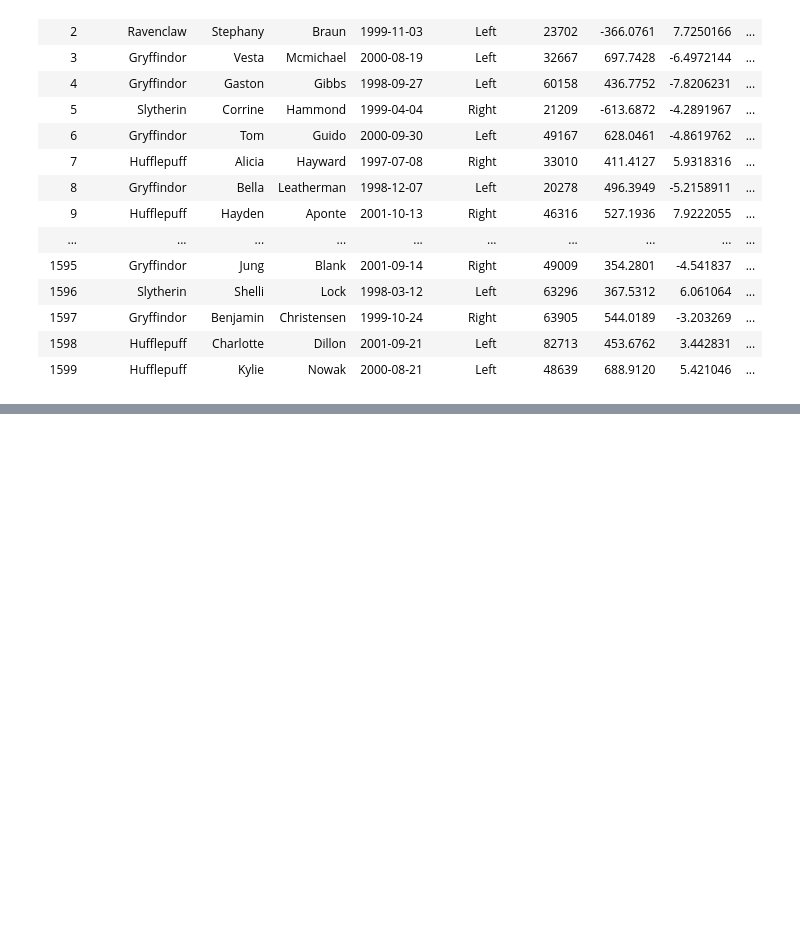
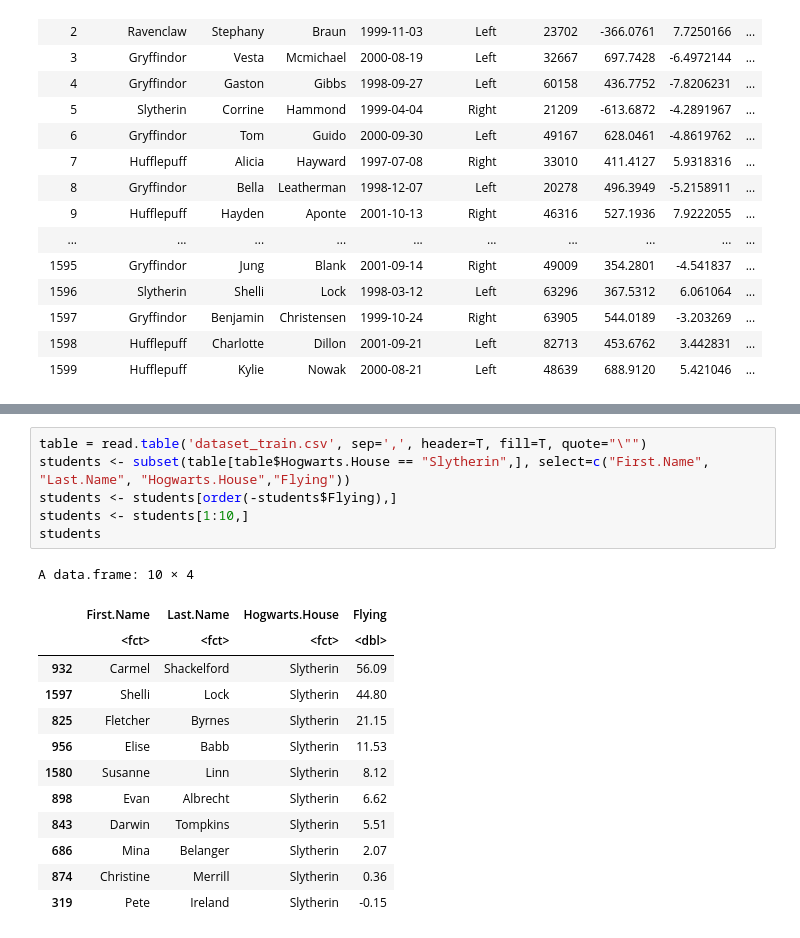
Before and after one commit to rafaelcalves/paradigmas_desafios, a Jupyter notebook: r/r_desafio.ipynb, the cells around one changed output, grey strips where cells are left out. Saved outputs shown, nothing was run; the diff lists cells and outputs as text; blank space fills up the shorter version.

```diff
--- a/r/r_desafio.ipynb
+++ b/r/r_desafio.ipynb
@@ -457,0 +456,20 @@ ERROR: Error in read.csv.sql("dataset_train.csv", sql = "select Fist.Name from d
+# %%
+table = read.table('dataset_train.csv', sep=',', header=T, fill=T, quote="\"")
+students <- subset(table[table$Hogwarts.House == "Slytherin",], select=c("First.Name", "Last.Name", "Hogwarts.House","Flying"))
+students <- students[order(-students$Flying),]
+students <- students[1:10,]
+students
+# %% [output]
+A data.frame: 10 × 4
+|  | First.Name | Last.Name | Hogwarts.House | Flying |
+|  | <fct> | <fct> | <fct> | <dbl> |
+| 932 | Carmel | Shackelford | Slytherin | 56.09 |
+| 1597 | Shelli | Lock | Slytherin | 44.80 |
+| 825 | Fletcher | Byrnes | Slytherin | 21.15 |
+| 956 | Elise | Babb | Slytherin | 11.53 |
+| 1580 | Susanne | Linn | Slytherin | 8.12 |
+| 898 | Evan | Albrecht | Slytherin | 6.62 |
+| 843 | Darwin | Tompkins | Slytherin | 5.51 |
+| 686 | Mina | Belanger | Slytherin | 2.07 |
+| 874 | Christine | Merrill | Slytherin | 0.36 |
+| 319 | Pete | Ireland | Slytherin | -0.15 |
```
Also changed, not shown: parts of 8 cells of this notebook.
